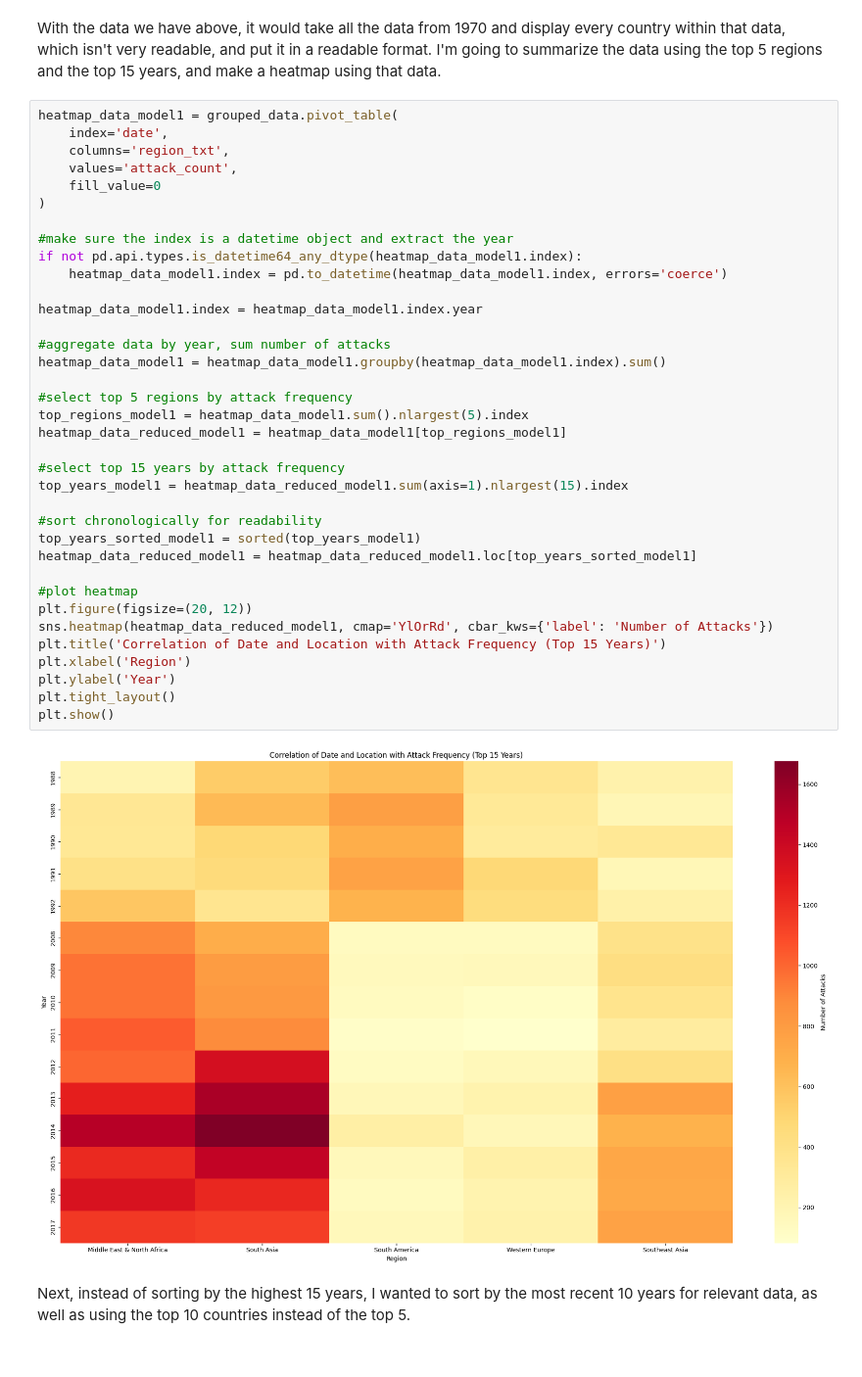
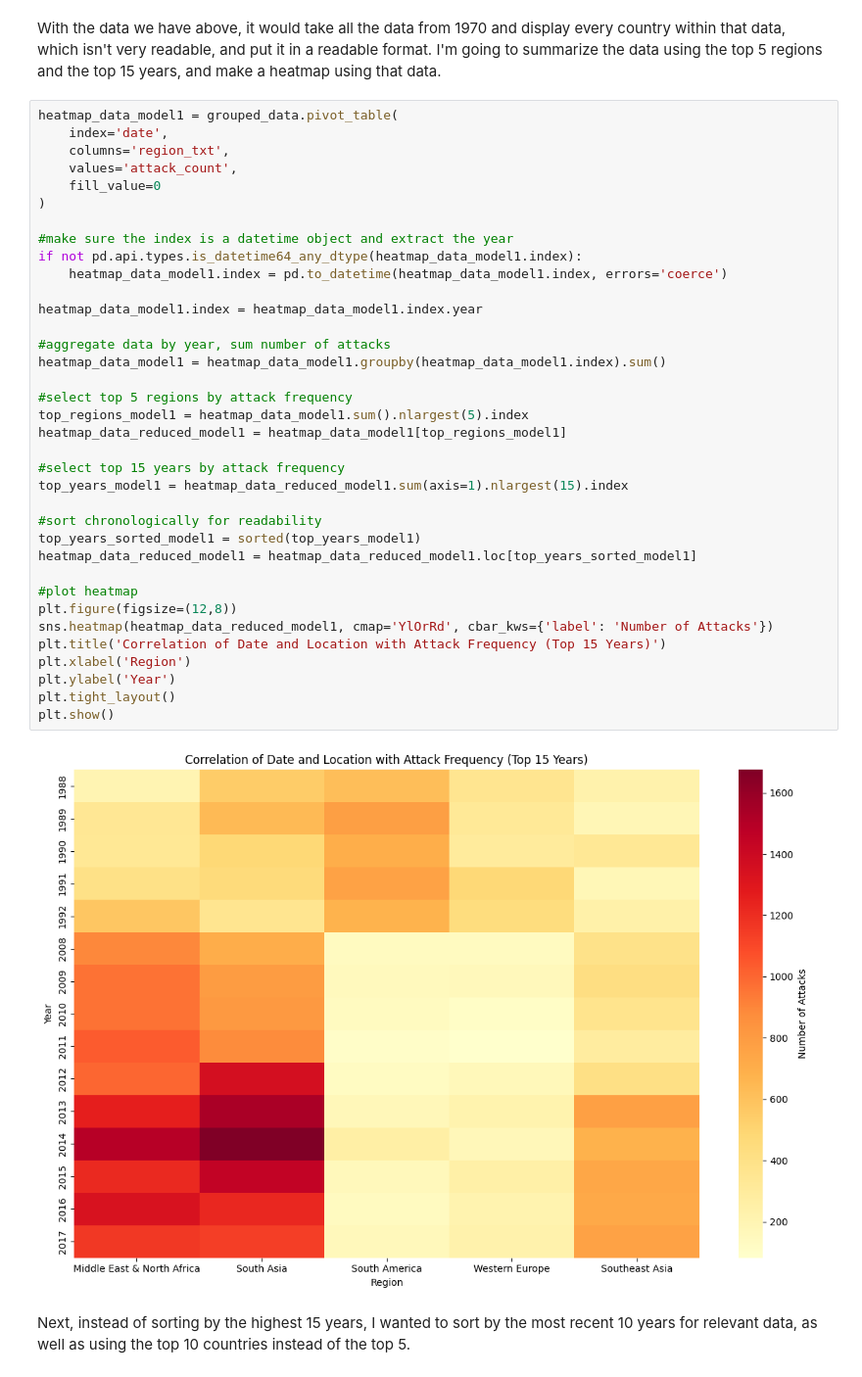
Before and after one commit to ryanshz/dmclustering, a Jupyter notebook: project4.ipynb, the cells around one changed output. Shown: that part at 98% size. Drawn from its saved outputs; the diff is of its cells as text.

```diff
--- a/project4.ipynb
+++ b/project4.ipynb
@@ -80,35 +80,35 @@ heatmap_data_model1 = grouped_data.pivot_table(
 )
 
 #make sure the index is a datetime object and extract the year
 if not pd.api.types.is_datetime64_any_dtype(heatmap_data_model1.index):
     heatmap_data_model1.index = pd.to_datetime(heatmap_data_model1.index, errors='coerce')
 
 heatmap_data_model1.index = heatmap_data_model1.index.year
 
 #aggregate data by year, sum number of attacks
 heatmap_data_model1 = heatmap_data_model1.groupby(heatmap_data_model1.index).sum()
 
 #select top 5 regions by attack frequency
 top_regions_model1 = heatmap_data_model1.sum().nlargest(5).index
 heatmap_data_reduced_model1 = heatmap_data_model1[top_regions_model1]
 
 #select top 15 years by attack frequency
 top_years_model1 = heatmap_data_reduced_model1.sum(axis=1).nlargest(15).index
 
 #sort chronologically for readability
 top_years_sorted_model1 = sorted(top_years_model1)
 heatmap_data_reduced_model1 = heatmap_data_reduced_model1.loc[top_years_sorted_model1]
 
 #plot heatmap
-plt.figure(figsize=(20, 12))
+plt.figure(figsize=(12,8))
 sns.heatmap(heatmap_data_reduced_model1, cmap='YlOrRd', cbar_kws={'label': 'Number of Attacks'})
 plt.title('Correlation of Date and Location with Attack Frequency (Top 15 Years)')
 plt.xlabel('Region')
 plt.ylabel('Year')
 plt.tight_layout()
 plt.show()
 # %% [output]
-[figure, old version]
+[figure, new version]
 # %% [markdown]
 Next, instead of sorting by the highest 15 years, I wanted to sort by the most recent 10 years for relevant data, as well as using the top 10 countries instead of the top 5.
 # %%
```
Also changed, not shown: parts of 7 cells of this notebook.
